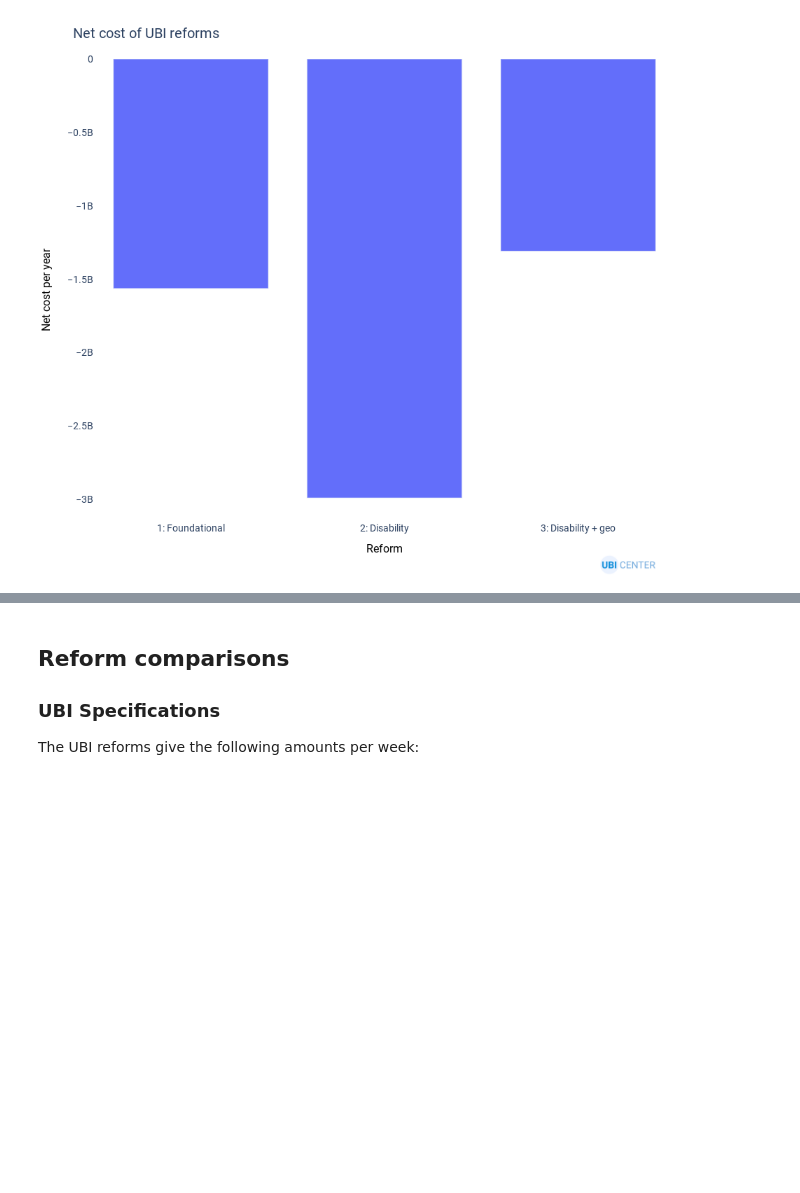
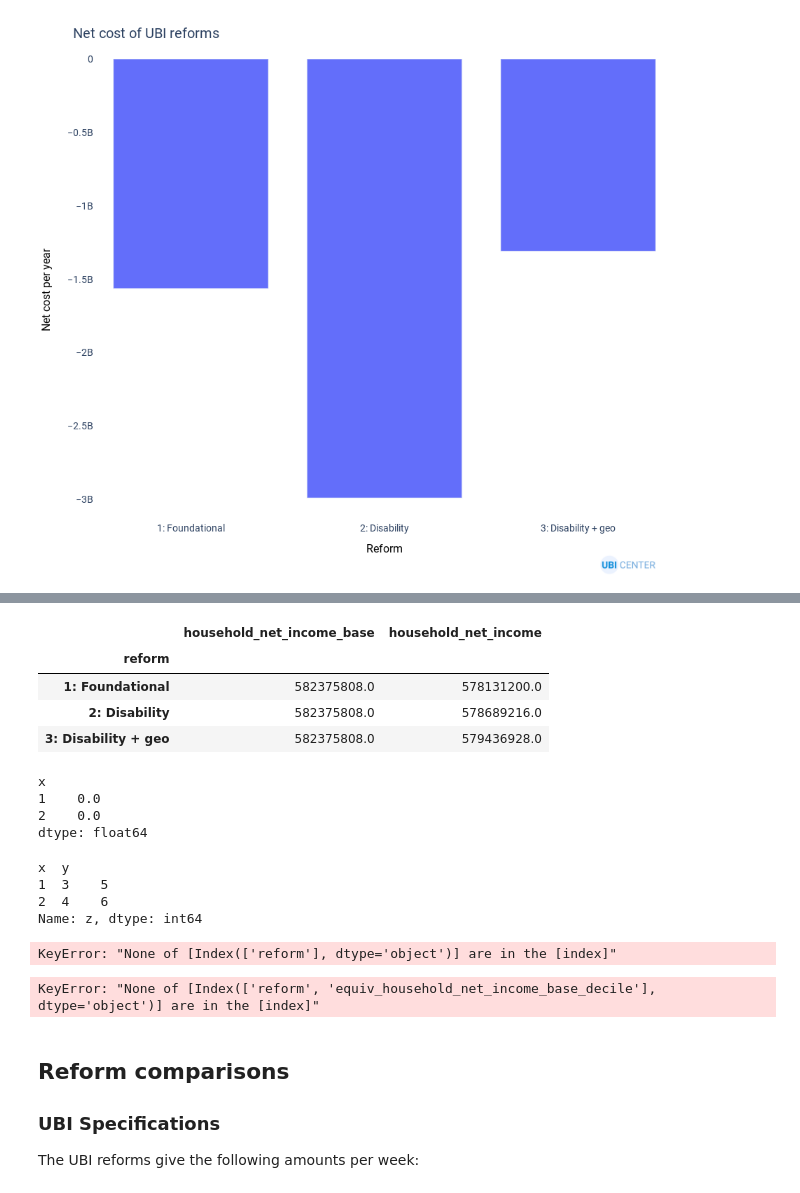
Before and after one commit to UBICenter/uk, a Jupyter notebook: jb/uk_ft_ubi.ipynb, the cells around one changed output, grey strips where cells are left out. Drawn from its saved outputs; the diff is of its cells as text; code cells hidden in the pictures; blank space fills up the shorter version.

Commit message:
Move to microdf for some functions

```diff
--- a/jb/uk_ft_ubi.ipynb
+++ b/jb/uk_ft_ubi.ipynb
@@ -94,5 +111,37 @@ ubi_chart(fig, "net_cost", showlegend=False)
+# %%
+pd.DataFrame(h).groupby(["reform"])[["household_net_income_base", "household_net_income"]].sum()
+# %% [output]
+|  | household_net_income_base | household_net_income |
+| reform |  |  |
+| 1: Foundational | 582375808.0 | 578131200.0 |
+| 2: Disability | 582375808.0 | 578689216.0 |
+| 3: Disability + geo | 582375808.0 | 579436928.0 |
+# %%
+mdf.MicroDataFrame({"x": [1, 2], "y": [3, 4], "z": [5, 6]}).groupby("x").z.sum()
+# %% [output]
+x
+1    0.0
+2    0.0
+dtype: float64
+# %%
+pd.DataFrame({"x": [1, 2], "y": [3, 4], "z": [5, 6]}).groupby(["x", "y"]).z.sum()
+# %% [output]
+x  y
+1  3    5
+2  4    6
+Name: z, dtype: int64
+# %%
+h.groupby(["reform"])[["household_net_income_base", "household_net_income"]].sum()
+# %% [output]
+KeyError: "None of [Index(['reform'], dtype='object')] are in the [index]"
 # %%
+h.groupby(["reform", "equiv_household_net_income_base_decile"])[
+            ["household_net_income_base", "household_net_income"]
+        ].sum()
+# ['reform', 'equiv_household_net_income_base_decile']
 # sim.model.tax_benefit_system.parameters.poverty.absolute_poverty_threshold_ahc
+# %% [output]
+KeyError: "None of [Index(['reform', 'equiv_household_net_income_base_decile'], dtype='object')] are in the [index]"
 # %% [markdown]
 ## Reform comparisons
 
```
Also changed, not shown: parts of 7 cells of this notebook, 4 other files.
